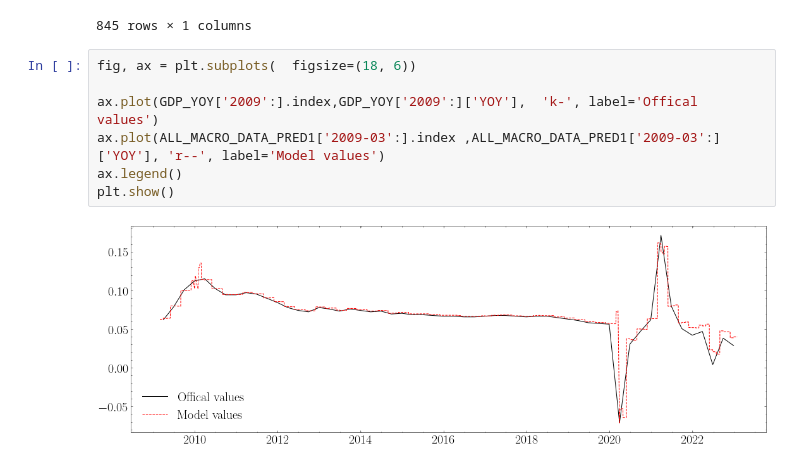
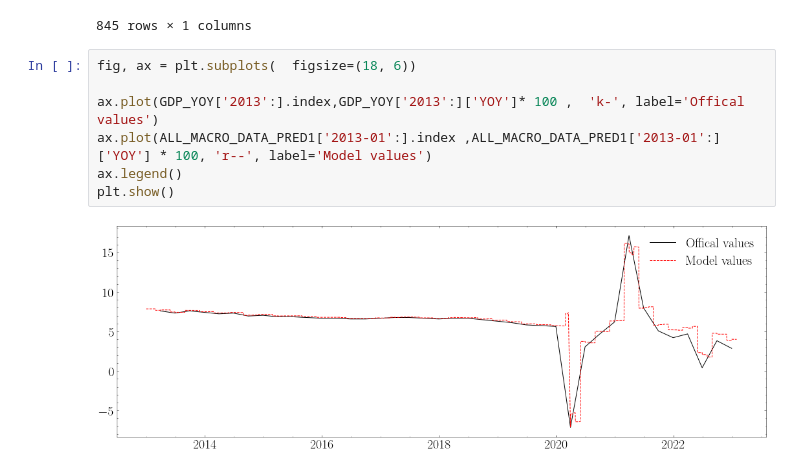
Before and after one commit to CharlesDZhang/China-GDP-Nowcasting, a Jupyter notebook: DFM.ipynb, the cells around one changed output. Cells and saved outputs as stored; diff of their text form.

```diff
--- a/DFM.ipynb
+++ b/DFM.ipynb
@@ -258,9 +258,9 @@ ALL_MACRO_DATA_PRED1
 # %%
 fig, ax = plt.subplots(  figsize=(18, 6))
 
-ax.plot(GDP_YOY['2009':].index,GDP_YOY['2009':]['YOY'],  'k-', label='Offical values')
-ax.plot(ALL_MACRO_DATA_PRED1['2009-03':].index ,ALL_MACRO_DATA_PRED1['2009-03':]['YOY'], 'r--', label='Model values')
+ax.plot(GDP_YOY['2013':].index,GDP_YOY['2013':]['YOY']* 100 ,  'k-', label='Offical values')
+ax.plot(ALL_MACRO_DATA_PRED1['2013-01':].index ,ALL_MACRO_DATA_PRED1['2013-01':]['YOY'] * 100, 'r--', label='Model values')
 ax.legend()
 plt.show()
 # %% [output]
-[figure, old version]
+[figure, new version]
```
Also changed, not shown: parts of 21 cells of this notebook, 5 other files.
